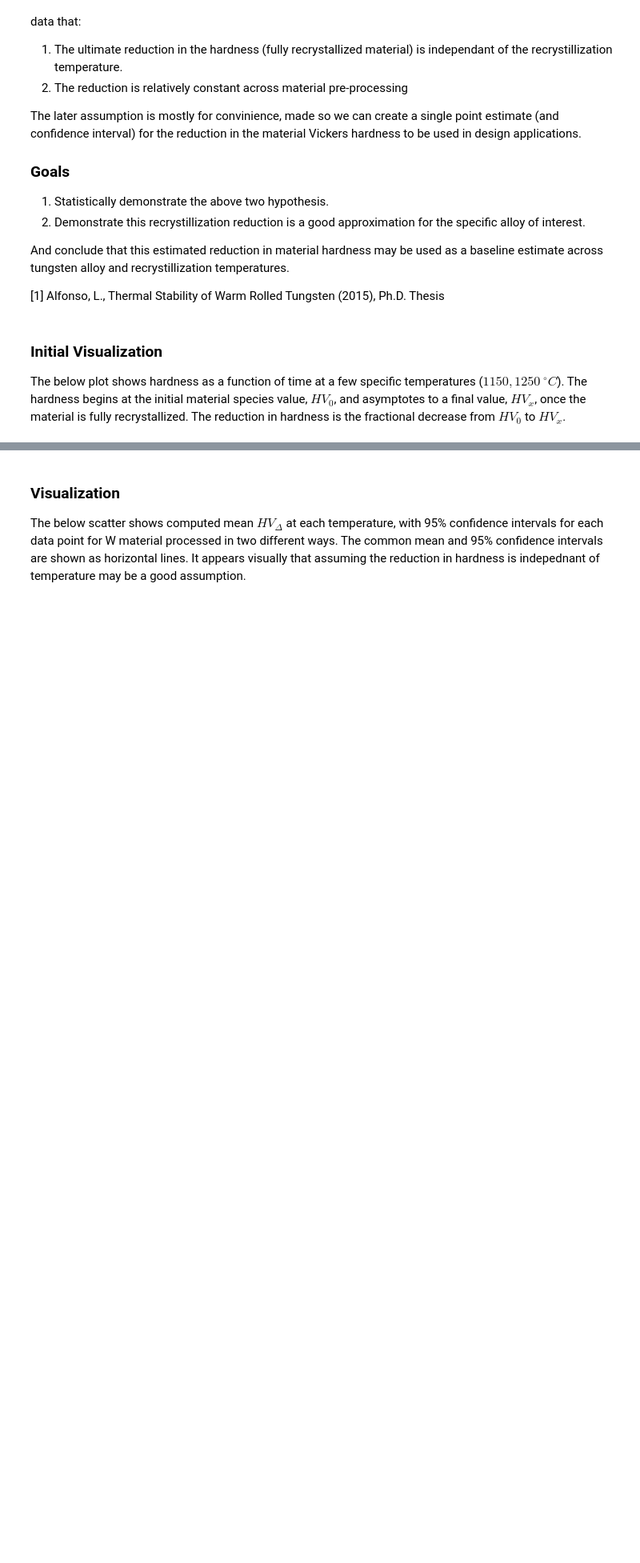
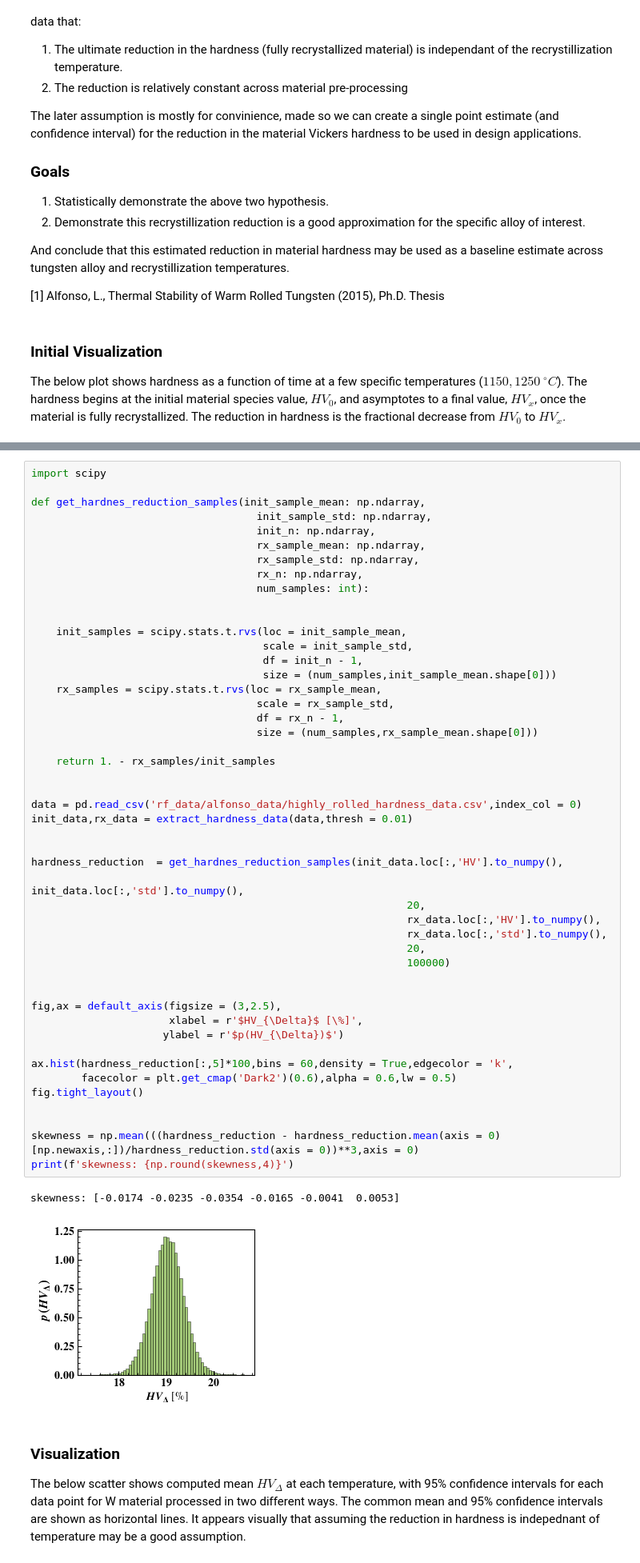
Before and after one commit to ml-ME-gatech/modeling_tungsten, a Jupyter notebook: recrystallization/hardness_rx_model.ipynb, the cells around one changed output, grey strips where cells are left out. Shown: that part at 80% size. Saved outputs shown, nothing was run; the diff lists cells and outputs as text; blank space fills up the shorter version.

```diff
--- a/recrystallization/hardness_rx_model.ipynb
+++ b/recrystallization/hardness_rx_model.ipynb
@@ -274,3 +193,54 @@ skewness: [ 0.004  -0.0017 -0.0211 -0.0109 -0.0189  0.0069]
+# %%
+import scipy
+
+def get_hardnes_reduction_samples(init_sample_mean: np.ndarray,
+                                    init_sample_std: np.ndarray,
+                                    init_n: np.ndarray,
+                                    rx_sample_mean: np.ndarray,
+                                    rx_sample_std: np.ndarray,
+                                    rx_n: np.ndarray,
+                                    num_samples: int):
+
+
+    init_samples = scipy.stats.t.rvs(loc = init_sample_mean,
+                                     scale = init_sample_std,
+                                     df = init_n - 1,
+                                     size = (num_samples,init_sample_mean.shape[0]))
+    rx_samples = scipy.stats.t.rvs(loc = rx_sample_mean,
+                                    scale = rx_sample_std,
+                                    df = rx_n - 1,
+                                    size = (num_samples,rx_sample_mean.shape[0]))
+
+    return 1. - rx_samples/init_samples
+
+
+data = pd.read_csv('rf_data/alfonso_data/highly_rolled_hardness_data.csv',index_col = 0)
+init_data,rx_data = extract_hardness_data(data,thresh = 0.01)
+
+
+hardness_reduction  = get_hardnes_reduction_samples(init_data.loc[:,'HV'].to_numpy(),
+                                                            init_data.loc[:,'std'].to_numpy(),
+                                                            20,
+                                                            rx_data.loc[:,'HV'].to_numpy(),
+                                                            rx_data.loc[:,'std'].to_numpy(),
+                                                            20,
+                                                            100000)
+
+
+fig,ax = default_axis(figsize = (3,2.5),
+                      xlabel = r'$HV_{\Delta}$ [\%]',
+                     ylabel = r'$p(HV_{\Delta})$')
+
+ax.hist(hardness_reduction[:,5]*100,bins = 60,density = True,edgecolor = 'k',
+        facecolor = plt.get_cmap('Dark2')(0.6),alpha = 0.6,lw = 0.5)
+fig.tight_layout()
+
+
+skewness = np.mean(((hardness_reduction - hardness_reduction.mean(axis = 0)[np.newaxis,:])/hardness_reduction.std(axis = 0))**3,axis = 0)
+print(f'skewness: {np.round(skewness,4)}')
+# %% [output]
+skewness: [-0.0174 -0.0235 -0.0354 -0.0165 -0.0041  0.0053]
+[figure, added]
 # %% [markdown]
 ### Visualization
 
```
Also changed, not shown: parts of 13 cells of this notebook, 17 other files.
